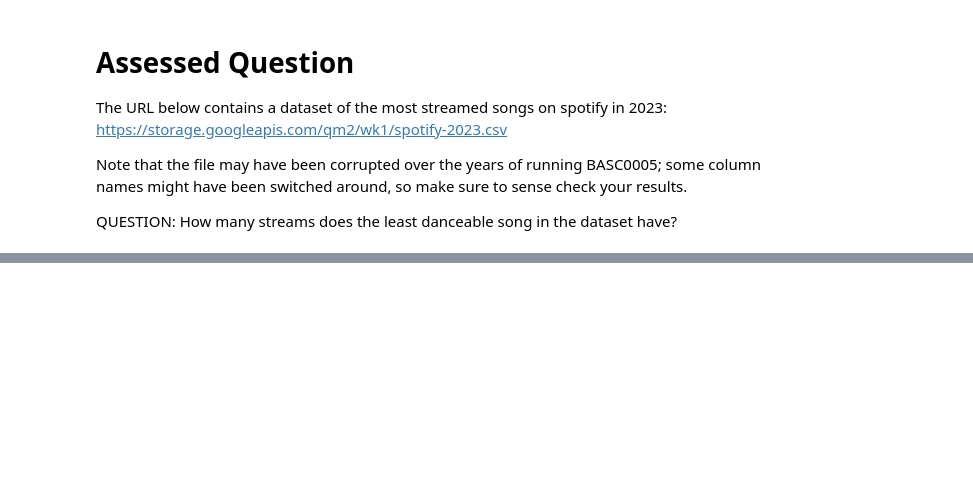
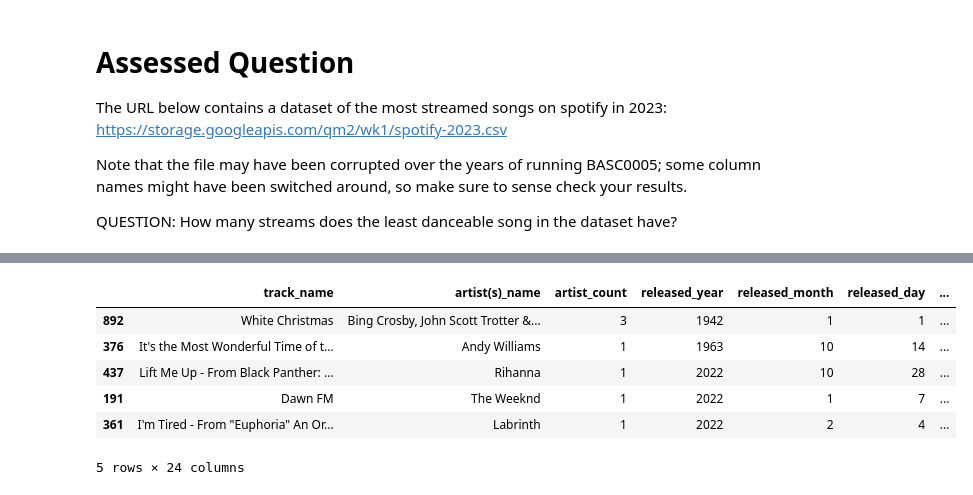
Before and after one commit to vicdelamaire/QM-2-, a Jupyter notebook: W1_lastversion.ipynb, the cells around one changed output, grey strips where cells are left out. Cells and saved outputs as stored; diff of their text form; code cells hidden in the pictures; blank space fills up the shorter version.

```diff
--- a/W1_lastversion.ipynb
+++ b/W1_lastversion.ipynb
@@ -234,0 +289,10 @@ QUESTION: How many streams does the least danceable song in the dataset have?
+# %%
+data.sort_values(by='danceability_%',ascending=True).head()
+# %% [output]
+|  | track_name | artist(s)_name | artist_count | released_year | released_month | released_day | ... |
+| 892 | White Christmas | Bing Crosby, John Scott Trotter &... | 3 | 1942 | 1 | 1 | ... |
+| 376 | It's the Most Wonderful Time of t... | Andy Williams | 1 | 1963 | 10 | 14 | ... |
+| 437 | Lift Me Up - From Black Panther: ... | Rihanna | 1 | 2022 | 10 | 28 | ... |
+| 191 | Dawn FM | The Weeknd | 1 | 2022 | 1 | 7 | ... |
+| 361 | I'm Tired - From "Euphoria" An Or... | Labrinth | 1 | 2022 | 2 | 4 | ... |
+5 rows × 24 columns
```
Also changed, not shown: parts of 10 cells of this notebook.
